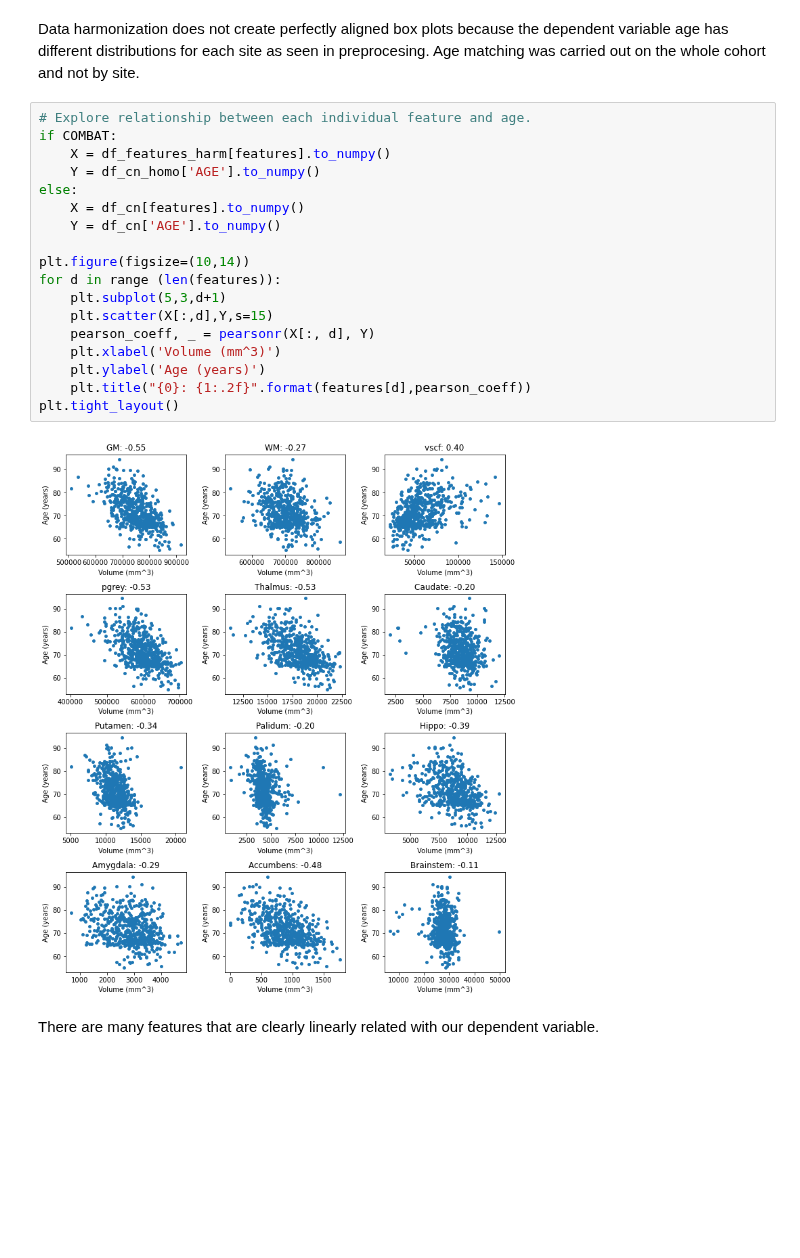
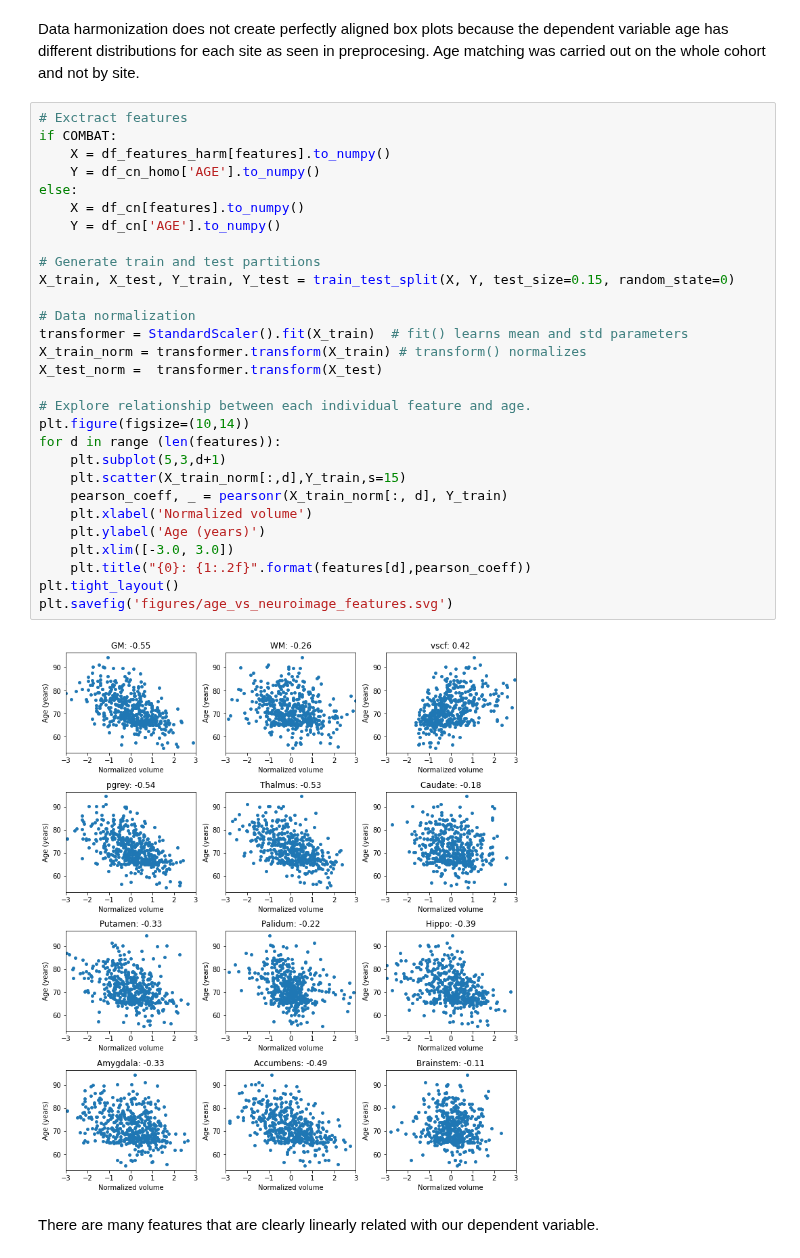
Before and after one commit to JGarciaCondado/ADNIBrainAge, a Jupyter notebook: jupyternotebooks/structuralBrainAge.ipynb, the cells around one changed output. Cells and saved outputs as stored; diff of their text form; blank space fills up the shorter version.

Commit message:
Change figure values to normalized values

```diff
--- a/jupyternotebooks/structuralBrainAge.ipynb
+++ b/jupyternotebooks/structuralBrainAge.ipynb
@@ -74,24 +74,35 @@ for i, feature in enumerate(features):
 # %% [markdown]
 Data harmonization does not create perfectly aligned box plots because the dependent variable age has different distributions for each site as seen in preprocesing. Age matching was carried out on the whole cohort and not by site.
 # %%
-# Explore relationship between each individual feature and age.
+# Exctract features
 if COMBAT:
     X = df_features_harm[features].to_numpy()
     Y = df_cn_homo['AGE'].to_numpy()
 else:
     X = df_cn[features].to_numpy()
     Y = df_cn['AGE'].to_numpy()
 
+# Generate train and test partitions
+X_train, X_test, Y_train, Y_test = train_test_split(X, Y, test_size=0.15, random_state=0)
+
+# Data normalization
+transformer = StandardScaler().fit(X_train)  # fit() learns mean and std parameters
+X_train_norm = transformer.transform(X_train) # transform() normalizes
+X_test_norm =  transformer.transform(X_test)
+
+# Explore relationship between each individual feature and age.
 plt.figure(figsize=(10,14))
 for d in range (len(features)):
     plt.subplot(5,3,d+1)
-    plt.scatter(X[:,d],Y,s=15)
-    pearson_coeff, _ = pearsonr(X[:, d], Y)
-    plt.xlabel('Volume (mm^3)')
+    plt.scatter(X_train_norm[:,d],Y_train,s=15)
+    pearson_coeff, _ = pearsonr(X_train_norm[:, d], Y_train)
+    plt.xlabel('Normalized volume')
     plt.ylabel('Age (years)')
+    plt.xlim([-3.0, 3.0])
     plt.title("{0}: {1:.2f}".format(features[d],pearson_coeff))
 plt.tight_layout()
+plt.savefig('figures/age_vs_neuroimage_features.svg')
 # %% [output]
-[figure, old version]
+[figure, new version]
 # %% [markdown]
 There are many features that are clearly linearly related with our dependent variable.
```
Also changed, not shown: parts of 1 cell of this notebook, 2 other files.
